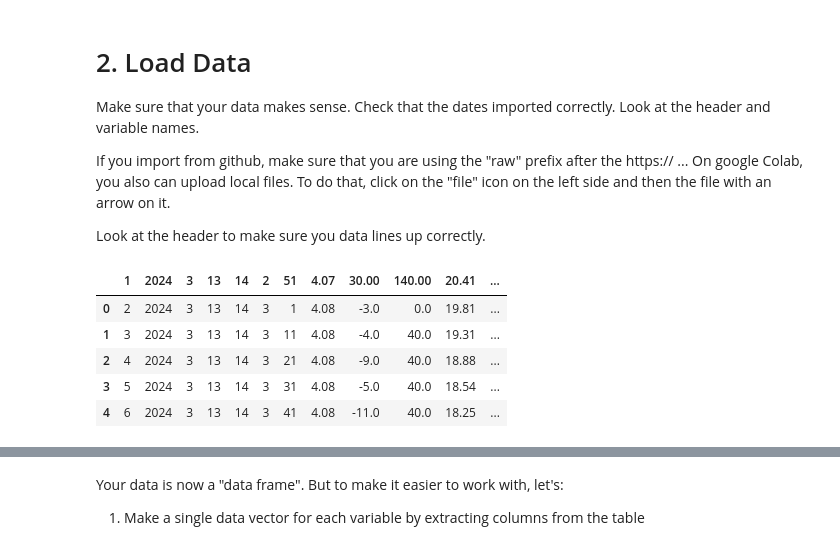
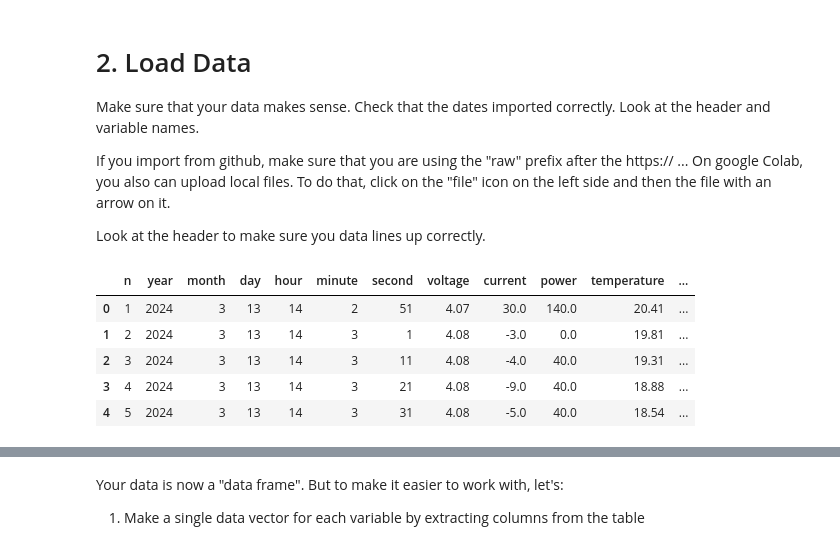
Before and after one commit to nattycep/Geosensing_2024, a Jupyter notebook: DataVis_Python_2024.ipynb, the cells around one changed output, grey strips where cells are left out. Cells and saved outputs as stored; diff of their text form; code cells hidden in the pictures.

```diff
--- a/DataVis_Python_2024.ipynb
+++ b/DataVis_Python_2024.ipynb
@@ -48,15 +49,18 @@ On google Colab, you also can upload local files.  To do that, click on the "fil
 Look at the header to make sure you data lines up correctly.
 # %%
 #temp = pd.read_csv('https://raw.githubusercontent.com/nattycep/FIL_Geosensing/main/temp.csv')
-temp = pd.read_csv('https://raw.githubusercontent.com/nattycep/Geosensing_2024/main/testdata.csv')
+temp = pd.read_csv('https://raw.githubusercontent.com/nattycep/Geosensing_2024/main/testdata.csv',header=0)
+
+#pandas.read_csv(filepath_or_buffer, *, sep=_NoDefault.no_default, delimiter=None, header='infer', names=_NoDefault.no_default, index_col=None, usecols=None, dtype=None, engine=None, converters=None, true_values=None, false_values=None, skipinitialspace=False, skiprows=None, skipfooter=0, nrows=None, na_values=None, keep_default_na=True, na_filter=True, verbose=_NoDefault.no_default, skip_blank_lines=True, parse_dates=None, infer_datetime_format=_NoDefault.no_default, keep_date_col=_NoDefault.no_default, date_parser=_NoDefault.no_default, date_format=None, dayfirst=False, cache_dates=True, iterator=False, chunksize=None, compression='infer', thousands=None, decimal='.', lineterminator=None, quotechar='"', quoting=0, doublequote=True, escapechar=None, comment=None, encoding=None, encoding_errors='strict', dialect=None, on_bad_lines='error', delim_whitespace=_NoDefault.no_default, low_memory=True, memory_map=False, float_precision=None, storage_options=None, dtype_backend=_NoDefault.no_default)[source]
+
 
 temp.head()
 
 # in this data file -> each component of date was its own column, so it imported as an interger.  We need to convert it to date.
 # %% [output]
-|  | 1 | 2024 | 3 | 13 | 14 | 2 | 51 | 4.07 | 30.00 | 140.00 | 20.41 | ... |
-| 0 | 2 | 2024 | 3 | 13 | 14 | 3 | 1 | 4.08 | -3.0 | 0.0 | 19.81 | ... |
-| 1 | 3 | 2024 | 3 | 13 | 14 | 3 | 11 | 4.08 | -4.0 | 40.0 | 19.31 | ... |
-| 2 | 4 | 2024 | 3 | 13 | 14 | 3 | 21 | 4.08 | -9.0 | 40.0 | 18.88 | ... |
-| 3 | 5 | 2024 | 3 | 13 | 14 | 3 | 31 | 4.08 | -5.0 | 40.0 | 18.54 | ... |
-| 4 | 6 | 2024 | 3 | 13 | 14 | 3 | 41 | 4.08 | -11.0 | 40.0 | 18.25 | ... |
+|  | n | year | month | day | hour | minute | second | voltage | current | power | temperature | ... |
+| 0 | 1 | 2024 | 3 | 13 | 14 | 2 | 51 | 4.07 | 30.0 | 140.0 | 20.41 | ... |
+| 1 | 2 | 2024 | 3 | 13 | 14 | 3 | 1 | 4.08 | -3.0 | 0.0 | 19.81 | ... |
+| 2 | 3 | 2024 | 3 | 13 | 14 | 3 | 11 | 4.08 | -4.0 | 40.0 | 19.31 | ... |
+| 3 | 4 | 2024 | 3 | 13 | 14 | 3 | 21 | 4.08 | -9.0 | 40.0 | 18.88 | ... |
+| 4 | 5 | 2024 | 3 | 13 | 14 | 3 | 31 | 4.08 | -5.0 | 40.0 | 18.54 | ... |
```
Also changed, not shown: parts of 8 cells of this notebook.
